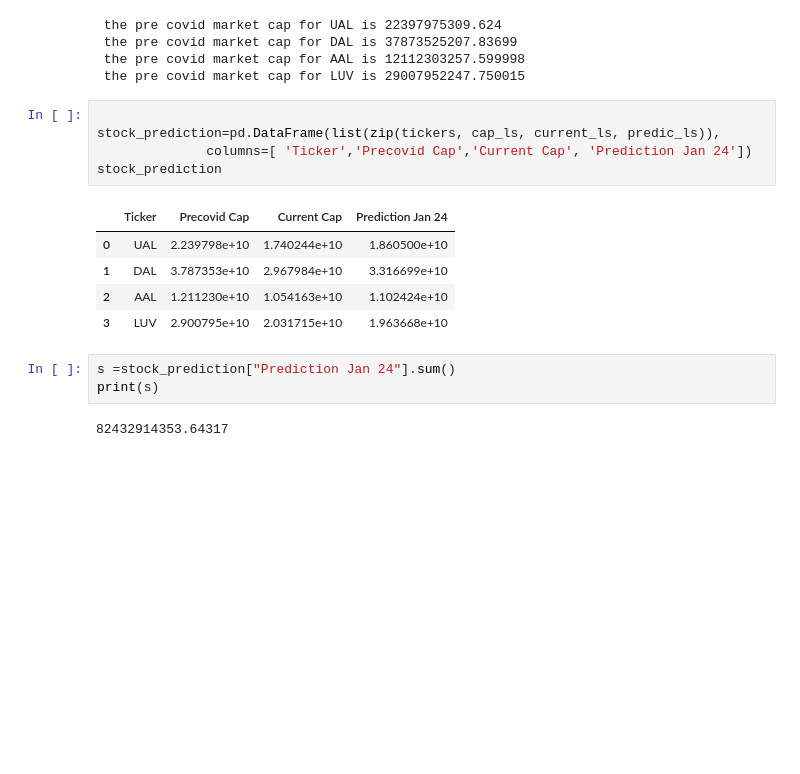
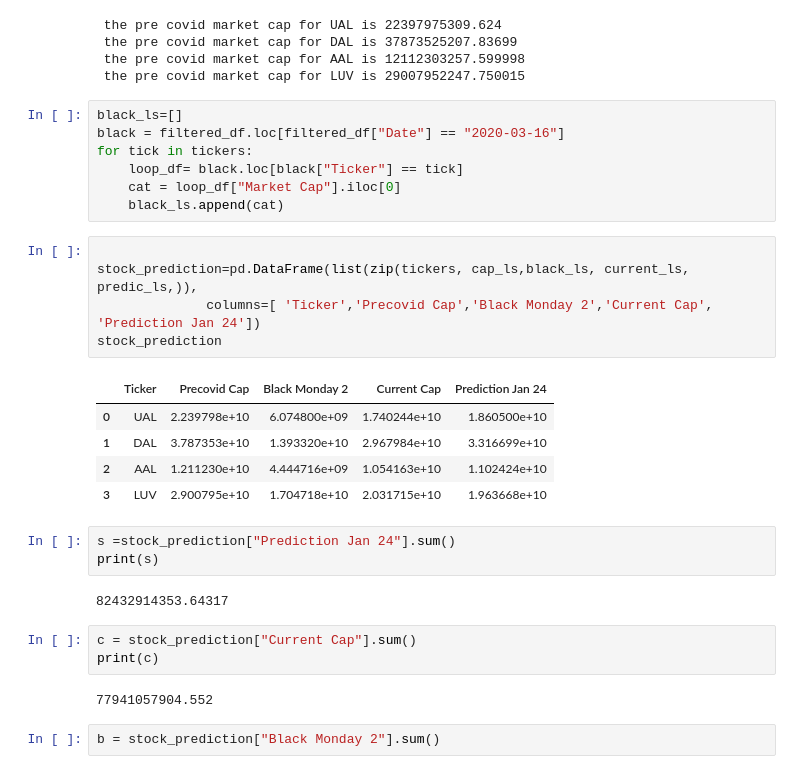
Before and after one commit to pathfindereleven/StockMkt_Analysis, a Jupyter notebook: regres perdiction.ipynb, the cells around one changed output. Saved outputs shown, nothing was run; the diff lists cells and outputs as text; blank space fills up the shorter version.

Commit message:
prediction notebook

```diff
--- a/prediction.ipynb
+++ b/regres perdiction.ipynb
@@ -170,19 +170,33 @@ for tick in tickers:
  the pre covid market cap for DAL is 37873525207.83699
  the pre covid market cap for AAL is 12112303257.599998
  the pre covid market cap for LUV is 29007952247.750015
+# %%
+black_ls=[]
+black = filtered_df.loc[filtered_df["Date"] == "2020-03-16"]
+for tick in tickers:
+    loop_df= black.loc[black["Ticker"] == tick]
+    cat = loop_df["Market Cap"].iloc[0]
+    black_ls.append(cat)
 # %%
 
-stock_prediction=pd.DataFrame(list(zip(tickers, cap_ls, current_ls, predic_ls)),
-              columns=[ 'Ticker','Precovid Cap','Current Cap', 'Prediction Jan 24'])
+stock_prediction=pd.DataFrame(list(zip(tickers, cap_ls,black_ls, current_ls, predic_ls,)),
+              columns=[ 'Ticker','Precovid Cap','Black Monday 2','Current Cap', 'Prediction Jan 24'])
 stock_prediction
 # %% [output]
-|  | Ticker | Precovid Cap | Current Cap | Prediction Jan 24 |
-| 0 | UAL | 2.239798e+10 | 1.740244e+10 | 1.860500e+10 |
-| 1 | DAL | 3.787353e+10 | 2.967984e+10 | 3.316699e+10 |
-| 2 | AAL | 1.211230e+10 | 1.054163e+10 | 1.102424e+10 |
-| 3 | LUV | 2.900795e+10 | 2.031715e+10 | 1.963668e+10 |
+|  | Ticker | Precovid Cap | Black Monday 2 | Current Cap | Prediction Jan 24 |
+| 0 | UAL | 2.239798e+10 | 6.074800e+09 | 1.740244e+10 | 1.860500e+10 |
+| 1 | DAL | 3.787353e+10 | 1.393320e+10 | 2.967984e+10 | 3.316699e+10 |
+| 2 | AAL | 1.211230e+10 | 4.444716e+09 | 1.054163e+10 | 1.102424e+10 |
+| 3 | LUV | 2.900795e+10 | 1.704718e+10 | 2.031715e+10 | 1.963668e+10 |
 # %%
 s =stock_prediction["Prediction Jan 24"].sum()
 print(s)
 # %% [output]
 82432914353.64317
+# %%
+c = stock_prediction["Current Cap"].sum()
+print(c)
+# %% [output]
+77941057904.552
+# %%
+b = stock_prediction["Black Monday 2"].sum()
```
Also changed, not shown: parts of 3 cells of this notebook.
